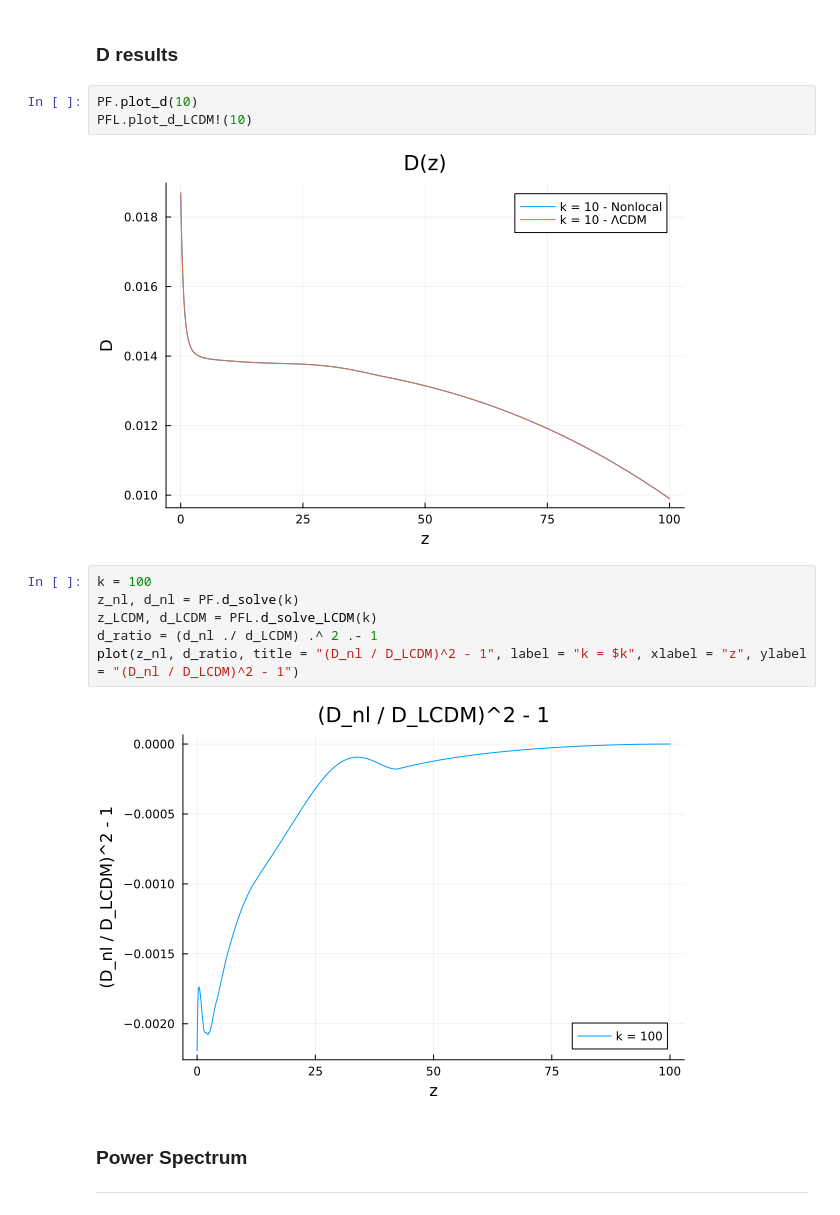
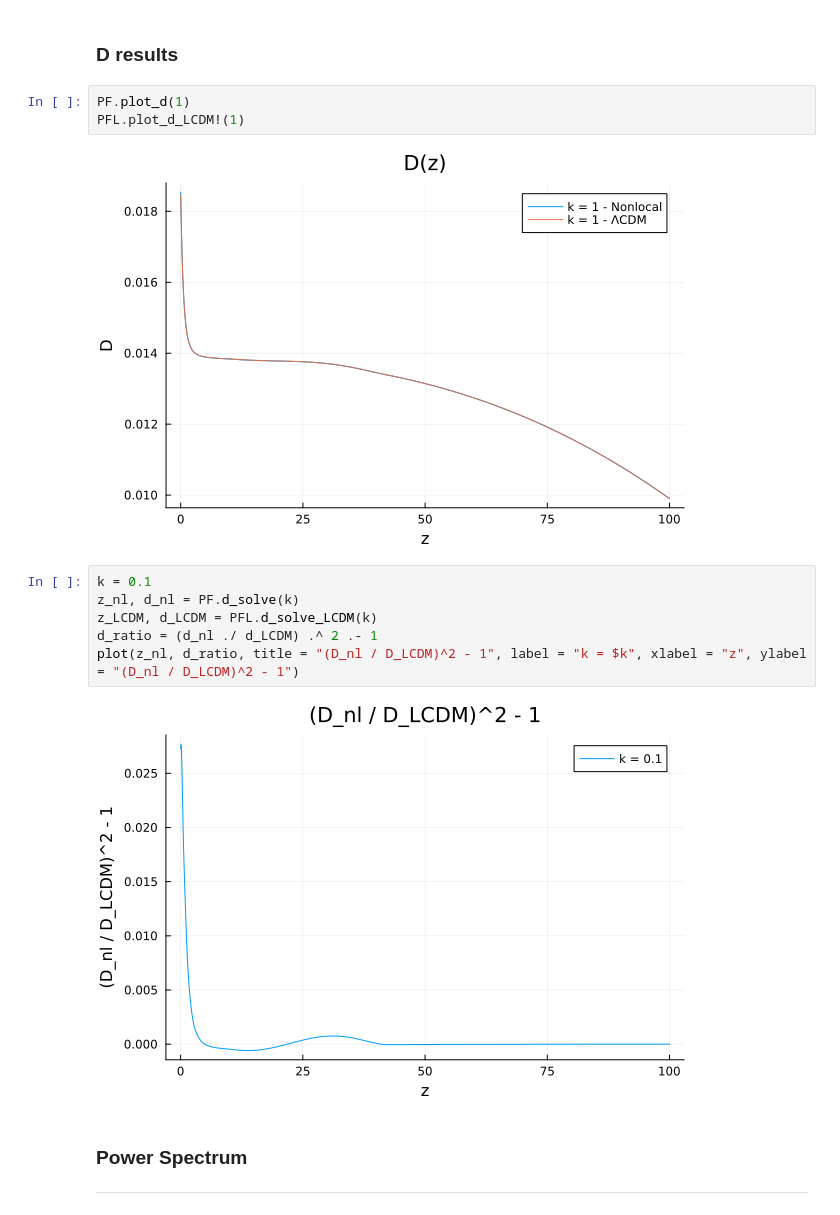
Before and after one commit to Reverse-Pyramid/Nonlocal-21cm-Cosmology, a Jupyter notebook: Nonlocal_21cm/Testing/test.ipynb, the cells around one changed output. Drawn from its saved outputs; the diff is of its cells as text.

```diff
--- a/Nonlocal_21cm/Testing/test.ipynb
+++ b/Nonlocal_21cm/Testing/test.ipynb
@@ -20,18 +25,18 @@ PF.plot_phi!(1000)
 # %% [markdown]
 ### D results
 # %%
-PF.plot_d(10)
-PFL.plot_d_LCDM!(10)
+PF.plot_d(1)
+PFL.plot_d_LCDM!(1)
 # %% [output]
-[figure, old version]
+[figure, new version]
 # %%
-k = 100
+k = 0.1
 z_nl, d_nl = PF.d_solve(k)
 z_LCDM, d_LCDM = PFL.d_solve_LCDM(k)
 d_ratio = (d_nl ./ d_LCDM) .^ 2 .- 1
 plot(z_nl, d_ratio, title = "(D_nl / D_LCDM)^2 - 1", label = "k = $k", xlabel = "z", ylabel = "(D_nl / D_LCDM)^2 - 1")
 # %% [output]
-[figure, old version]
+[figure, new version]
 # %% [markdown]
 ### Power Spectrum
 ---
```
Also changed, not shown: parts of 4 cells of this notebook, 3 other files.
